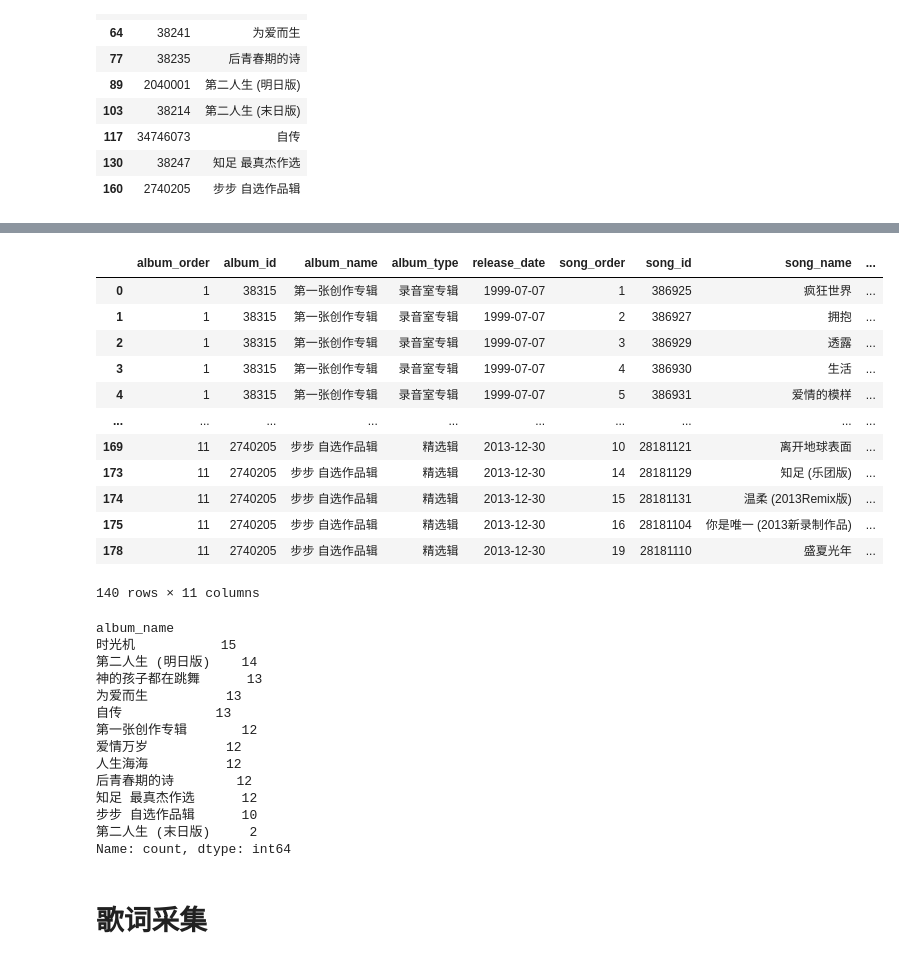
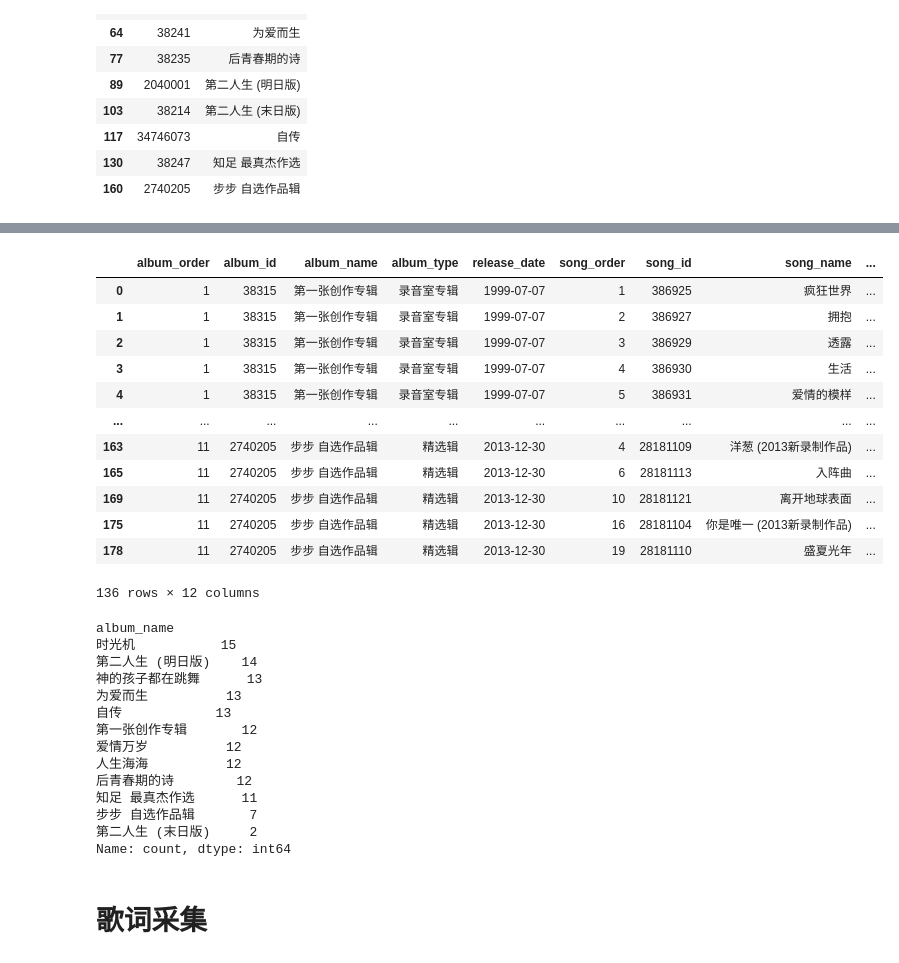
Before and after one commit to Kofi-W/net_charts, a Jupyter notebook: songs/mayday/data_crawler.ipynb, the cells around one changed output, grey strips where cells are left out. Drawn from its saved outputs; the diff is of its cells as text; code cells hidden in the pictures.

```diff
--- a/songs/mayday/data_crawler.ipynb
+++ b/songs/mayday/data_crawler.ipynb
@@ -80,21 +80,24 @@ Name: count, Length: 140, dtype: int64
 # %%
-df_unique = df_raw.drop_duplicates(subset='song_name', keep='first').copy()
+# 清除song_name中的标点符号
+# 完全抹除标点和其周围的所有空格
+df_raw['song_name_fixed'] = df_raw['song_name'].str.replace(r'\s*[^\w\s]\s*|_', '', regex=True).str.strip()
+df_unique = df_raw.drop_duplicates(subset='song_name_fixed', keep='first').copy()
 df_unique['song_name'] = df_unique['song_name'].astype(str)
 df_unique
 # %% [output]
 |  | album_order | album_id | album_name | album_type | release_date | song_order | song_id | song_name | ... |
 | 0 | 1 | 38315 | 第一张创作专辑 | 录音室专辑 | 1999-07-07 | 1 | 386925 | 疯狂世界 | ... |
 | 1 | 1 | 38315 | 第一张创作专辑 | 录音室专辑 | 1999-07-07 | 2 | 386927 | 拥抱 | ... |
 | 2 | 1 | 38315 | 第一张创作专辑 | 录音室专辑 | 1999-07-07 | 3 | 386929 | 透露 | ... |
 | 3 | 1 | 38315 | 第一张创作专辑 | 录音室专辑 | 1999-07-07 | 4 | 386930 | 生活 | ... |
 | 4 | 1 | 38315 | 第一张创作专辑 | 录音室专辑 | 1999-07-07 | 5 | 386931 | 爱情的模样 | ... |
 | ... | ... | ... | ... | ... | ... | ... | ... | ... | ... |
+| 163 | 11 | 2740205 | 步步 自选作品辑 | 精选辑 | 2013-12-30 | 4 | 28181109 | 洋葱 (2013新录制作品) | ... |
+| 165 | 11 | 2740205 | 步步 自选作品辑 | 精选辑 | 2013-12-30 | 6 | 28181113 | 入阵曲 | ... |
 | 169 | 11 | 2740205 | 步步 自选作品辑 | 精选辑 | 2013-12-30 | 10 | 28181121 | 离开地球表面 | ... |
-| 173 | 11 | 2740205 | 步步 自选作品辑 | 精选辑 | 2013-12-30 | 14 | 28181129 | 知足 (乐团版) | ... |
-| 174 | 11 | 2740205 | 步步 自选作品辑 | 精选辑 | 2013-12-30 | 15 | 28181131 | 温柔 (2013Remix版) | ... |
 | 175 | 11 | 2740205 | 步步 自选作品辑 | 精选辑 | 2013-12-30 | 16 | 28181104 | 你是唯一 (2013新录制作品) | ... |
 | 178 | 11 | 2740205 | 步步 自选作品辑 | 精选辑 | 2013-12-30 | 19 | 28181110 | 盛夏光年 | ... |
-140 rows × 11 columns
+136 rows × 12 columns
 # %%
 df_unique['album_name'].value_counts()
 # %% [output]
@@ -108,8 +111,8 @@ album_name
 爱情万岁          12
 人生海海          12
 后青春期的诗        12
-知足 最真杰作选      12
-步步 自选作品辑      10
+知足 最真杰作选      11
+步步 自选作品辑       7
 第二人生 (末日版)     2
 Name: count, dtype: int64
 # %% [markdown]
```
Also changed, not shown: parts of 9 cells of this notebook, 12 other files.
